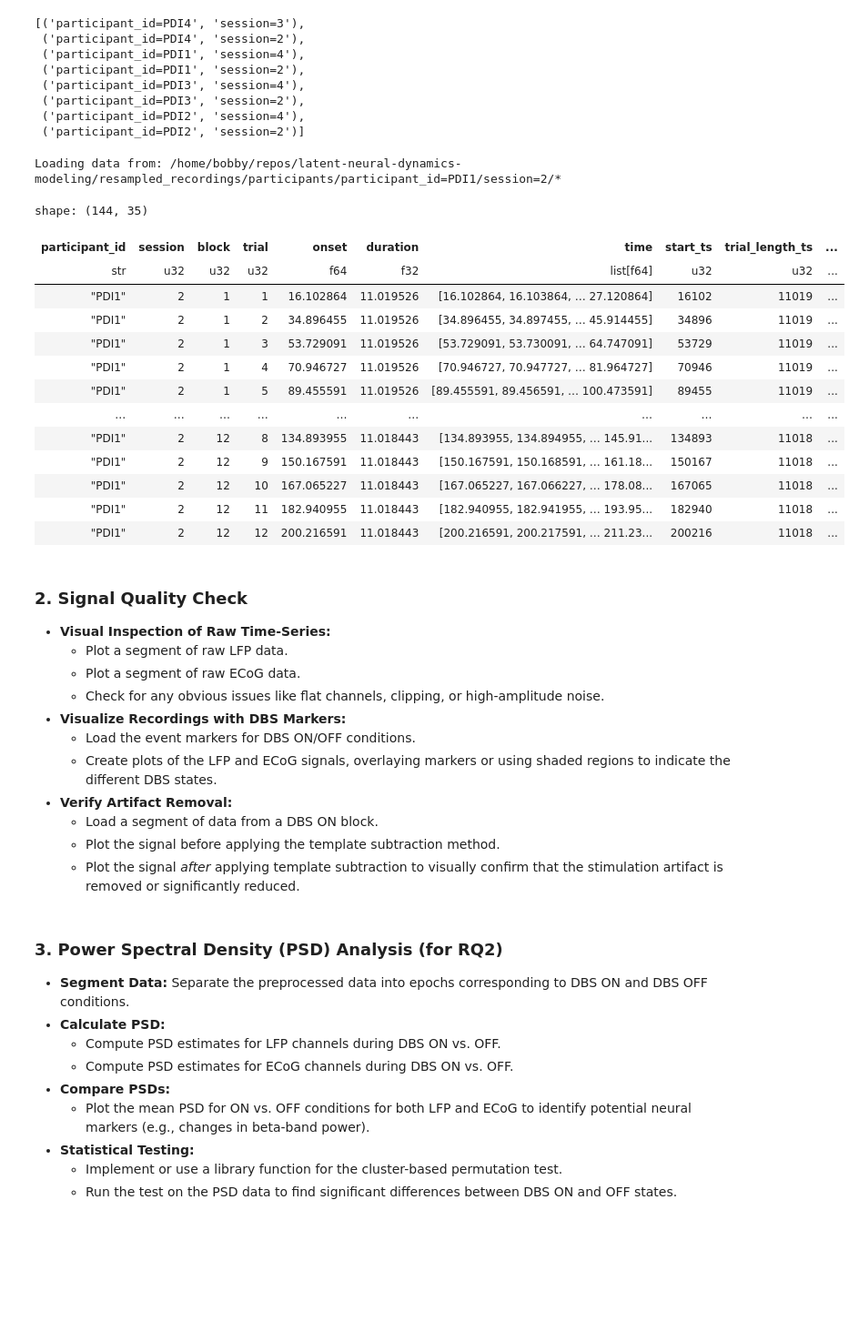
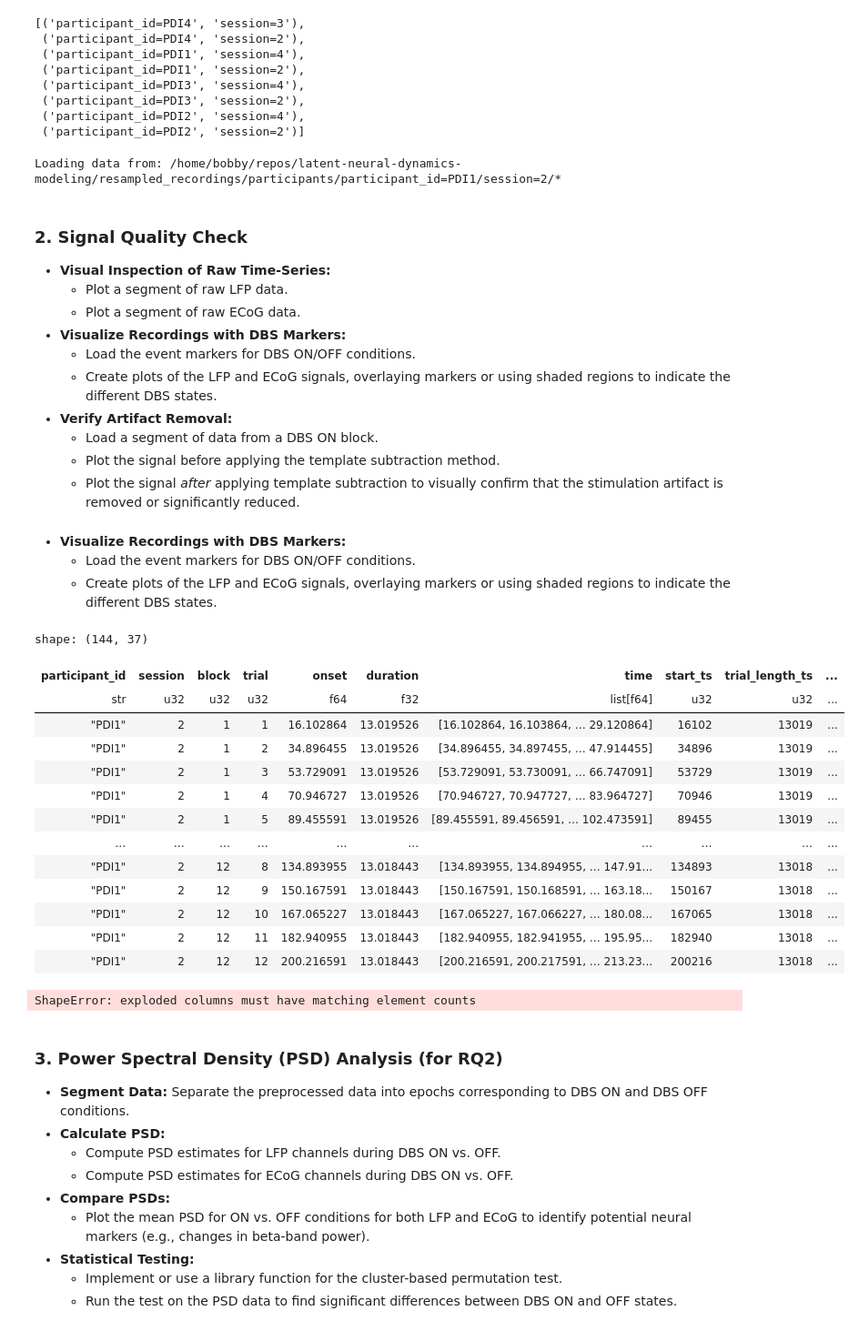
Before and after one commit to mirklys/latent-neural-dynamics-modeling, a Jupyter notebook: notebooks/data_analysis/exploratory_data_analysis.ipynb, the cells around one changed output. Shown at 91% size. Saved outputs shown, nothing was run; the diff lists cells and outputs as text; code cells hidden in the pictures; blank space fills up the shorter version.

```diff
--- a/notebooks/data_analysis/exploratory_data_analysis.ipynb
+++ b/notebooks/data_analysis/exploratory_data_analysis.ipynb
@@ -45,30 +49,14 @@ participant_id = "participant_id=PDI1"
 session_id = "session=2"
 # %%
 participants = load_participant_session_data(participant_id, session_id)
-participants
 # %% [output]
 Loading data from: /home/bobby/repos/latent-neural-dynamics-modeling/resampled_recordings/participants/participant_id=PDI1/session=2/*
-shape: (144, 35)
-| participant_id | session | block | trial | onset | duration | time | start_ts | trial_length_ts | ... |
-| str | u32 | u32 | u32 | f64 | f32 | list[f64] | u32 | u32 | ... |
-| "PDI1" | 2 | 1 | 1 | 16.102864 | 11.019526 | [16.102864, 16.103864, … 27.120864] | 16102 | 11019 | ... |
-| "PDI1" | 2 | 1 | 2 | 34.896455 | 11.019526 | [34.896455, 34.897455, … 45.914455] | 34896 | 11019 | ... |
-| "PDI1" | 2 | 1 | 3 | 53.729091 | 11.019526 | [53.729091, 53.730091, … 64.747091] | 53729 | 11019 | ... |
-| "PDI1" | 2 | 1 | 4 | 70.946727 | 11.019526 | [70.946727, 70.947727, … 81.964727] | 70946 | 11019 | ... |
-| "PDI1" | 2 | 1 | 5 | 89.455591 | 11.019526 | [89.455591, 89.456591, … 100.473591] | 89455 | 11019 | ... |
-| … | … | … | … | … | … | … | … | … | ... |
-| "PDI1" | 2 | 12 | 8 | 134.893955 | 11.018443 | [134.893955, 134.894955, … 145.91... | 134893 | 11018 | ... |
-| "PDI1" | 2 | 12 | 9 | 150.167591 | 11.018443 | [150.167591, 150.168591, … 161.18... | 150167 | 11018 | ... |
-| "PDI1" | 2 | 12 | 10 | 167.065227 | 11.018443 | [167.065227, 167.066227, … 178.08... | 167065 | 11018 | ... |
-| "PDI1" | 2 | 12 | 11 | 182.940955 | 11.018443 | [182.940955, 182.941955, … 193.95... | 182940 | 11018 | ... |
-| "PDI1" | 2 | 12 | 12 | 200.216591 | 11.018443 | [200.216591, 200.217591, … 211.23... | 200216 | 11018 | ... |
 # %% [markdown]
 ### 2. Signal Quality Check
 
 * **Visual Inspection of Raw Time-Series:**
     - Plot a segment of raw LFP data.
     - Plot a segment of raw ECoG data.
-    - Check for any obvious issues like flat channels, clipping, or high-amplitude noise.
 * **Visualize Recordings with DBS Markers:**
     - Load the event markers for DBS ON/OFF conditions.
     - Create plots of the LFP and ECoG signals, overlaying markers or using shaded regions to indicate the different DBS states.
@@ -79,3 +85,37 @@ shape: (144, 35)
+# %% [markdown]
+* **Visualize Recordings with DBS Markers:**
+    - Load the event markers for DBS ON/OFF conditions.
+    - Create plots of the LFP and ECoG signals, overlaying markers or using shaded regions to indicate the different DBS states.
+# %%
+participants.with_columns(
+    pl.col("x").list.len().alias("x_len"),
+    pl.col("y").list.len().alias("y_len"),
+)
+# %% [output]
+shape: (144, 37)
+| participant_id | session | block | trial | onset | duration | time | start_ts | trial_length_ts | ... |
+| str | u32 | u32 | u32 | f64 | f32 | list[f64] | u32 | u32 | ... |
+| "PDI1" | 2 | 1 | 1 | 16.102864 | 13.019526 | [16.102864, 16.103864, … 29.120864] | 16102 | 13019 | ... |
+| "PDI1" | 2 | 1 | 2 | 34.896455 | 13.019526 | [34.896455, 34.897455, … 47.914455] | 34896 | 13019 | ... |
+| "PDI1" | 2 | 1 | 3 | 53.729091 | 13.019526 | [53.729091, 53.730091, … 66.747091] | 53729 | 13019 | ... |
+| "PDI1" | 2 | 1 | 4 | 70.946727 | 13.019526 | [70.946727, 70.947727, … 83.964727] | 70946 | 13019 | ... |
+| "PDI1" | 2 | 1 | 5 | 89.455591 | 13.019526 | [89.455591, 89.456591, … 102.473591] | 89455 | 13019 | ... |
+| … | … | … | … | … | … | … | … | … | ... |
+| "PDI1" | 2 | 12 | 8 | 134.893955 | 13.018443 | [134.893955, 134.894955, … 147.91... | 134893 | 13018 | ... |
+| "PDI1" | 2 | 12 | 9 | 150.167591 | 13.018443 | [150.167591, 150.168591, … 163.18... | 150167 | 13018 | ... |
+| "PDI1" | 2 | 12 | 10 | 167.065227 | 13.018443 | [167.065227, 167.066227, … 180.08... | 167065 | 13018 | ... |
+| "PDI1" | 2 | 12 | 11 | 182.940955 | 13.018443 | [182.940955, 182.941955, … 195.95... | 182940 | 13018 | ... |
+| "PDI1" | 2 | 12 | 12 | 200.216591 | 13.018443 | [200.216591, 200.217591, … 213.23... | 200216 | 13018 | ... |
+# %%
+plot_trial_coordinates(
+    participants,
+    participant_id="PDI1",
+    session=2,
+    block=1,
+    trial=1,
+)
+# %% [output]
+ShapeError: exploded columns must have matching element counts
 # %% [markdown]
 ### 3. Power Spectral Density (PSD) Analysis (for RQ2)
 
```
Also changed, not shown: parts of 5 cells of this notebook, 4 other files.
